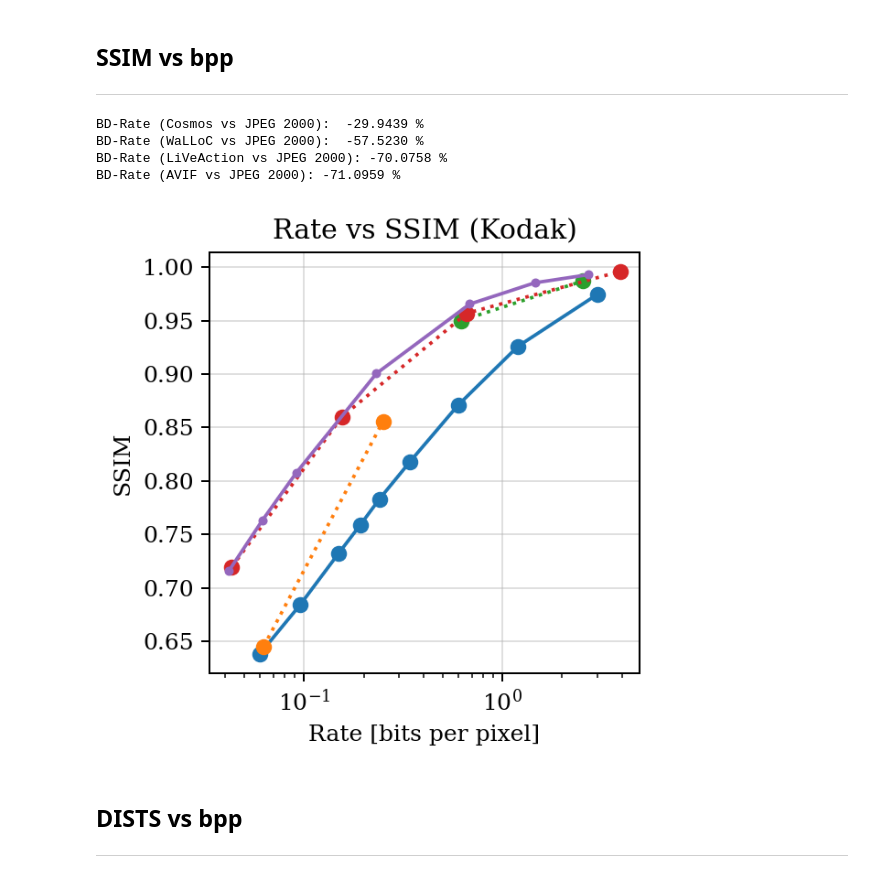
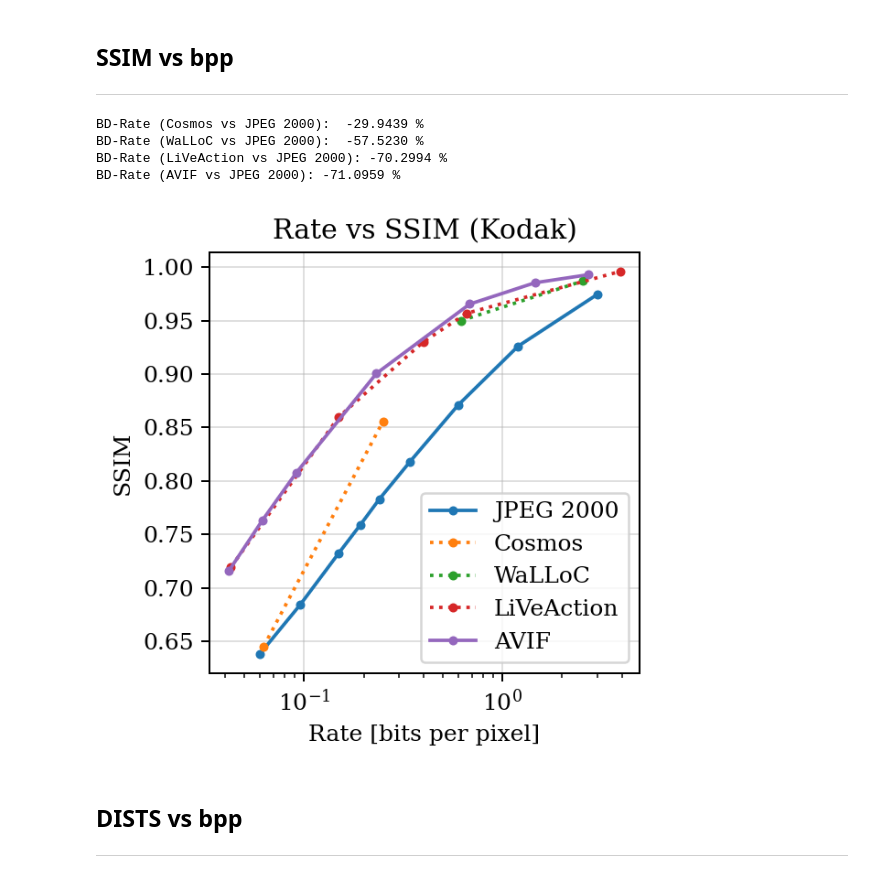
Before and after one commit to UT-SysML/liveaction, a Jupyter notebook: eval/kodak.ipynb, the cells around one changed output. Saved outputs shown, nothing was run; the diff lists cells and outputs as text; code cells hidden in the pictures.

Commit message:
recalc rate with jpeg-ls entropy coding

```diff
--- a/eval/kodak.ipynb
+++ b/eval/kodak.ipynb
@@ -104,41 +106,42 @@ r_avif = [0.0419, 0.0615, 0.0916, 0.2316, 0.6838, 1.4551, 2.7103]
 d_avif = [0.7162, 0.7629, 0.8080, 0.9007, 0.9657, 0.9856, 0.9932]
 r_cosmos = [0.0625, 0.2500]
 d_cosmos = [0.6449, 0.8558]
-r_live = [0.0432, 0.1550, 0.6615, 3.9113]
-d_live = [0.7194, 0.8600, 0.9571, 0.9962]
+r_live = [0.04280, 0.1496, 0.3992, 0.6606, 3.9126]
+d_live = [0.7194, 0.8600, 0.9303, 0.9571, 0.9962]
 r_walloc = [0.6171, 2.5436]
 d_walloc = [0.9501, 0.9873]
 plt.rcParams["font.family"] = "serif"
 plt.figure(figsize=(3.5, 3.5), dpi=180)
-plt.semilogx(r_j2k, d_j2k, marker='o', linestyle='-', label='JPEG 2000')
-plt.plot(r_cosmos, d_cosmos, marker='o', linestyle=':', label='Cosmos')
-plt.plot(r_walloc, d_walloc, marker='o', linestyle=':', label='WaLLoC')
-plt.plot(r_live,   d_live,   marker='o', linestyle=':', label='LiVeAction')
+plt.semilogx(r_j2k, d_j2k, marker='.', linestyle='-', label='JPEG 2000')
+plt.plot(r_cosmos, d_cosmos, marker='.', linestyle=':', label='Cosmos')
+plt.plot(r_walloc, d_walloc, marker='.', linestyle=':', label='WaLLoC')
+plt.plot(r_live,   d_live,   marker='.', linestyle=':', label='LiVeAction')
 plt.plot(r_avif,   d_avif,   marker='.', linestyle='-', label='AVIF')
 plt.xlabel("Rate [bits per pixel]")
 plt.ylabel("SSIM")
 plt.title("Rate vs SSIM (Kodak)")
+plt.legend(loc='best')
 plt.grid(True, alpha=0.4)
 plt.tight_layout()
 bd_cosmos = bd.bd_rate(r_j2k, d_j2k, r_cosmos, d_cosmos,
                        method='pchip', require_matching_points=False, min_overlap=0.15)
 bd_live   = bd.bd_rate(r_j2k, d_j2k, r_live,   d_live,
                        method='pchip', require_matching_points=False, min_overlap=0.15)
 bd_walloc = bd.bd_rate(r_j2k, d_j2k, r_walloc, d_walloc,
                        method='pchip', require_matching_points=False, min_overlap=0.15)
 bd_avif = bd.bd_rate(r_j2k, d_j2k, r_avif, d_avif,
                        method='pchip', require_matching_points=False, min_overlap=0.15)
 print(f"BD-Rate (Cosmos vs JPEG 2000):  {bd_cosmos:+.4f} %")
 print(f"BD-Rate (WaLLoC vs JPEG 2000):  {bd_walloc:+.4f} %")
 print(f"BD-Rate (LiVeAction vs JPEG 2000): {bd_live:+.4f} %")
 print(f"BD-Rate (AVIF vs JPEG 2000): {bd_avif:+.4f} %")
 plt.savefig('rate_ssim.svg')
 # %% [output]
 BD-Rate (Cosmos vs JPEG 2000):  -29.9439 %
 BD-Rate (WaLLoC vs JPEG 2000):  -57.5230 %
-BD-Rate (LiVeAction vs JPEG 2000): -70.0758 %
+BD-Rate (LiVeAction vs JPEG 2000): -70.2994 %
 BD-Rate (AVIF vs JPEG 2000): -71.0959 %
-[figure, old version]
+[figure, new version]
 # %% [markdown]
 DISTS vs bpp
 ---
```
Also changed, not shown: parts of 5 cells of this notebook.
